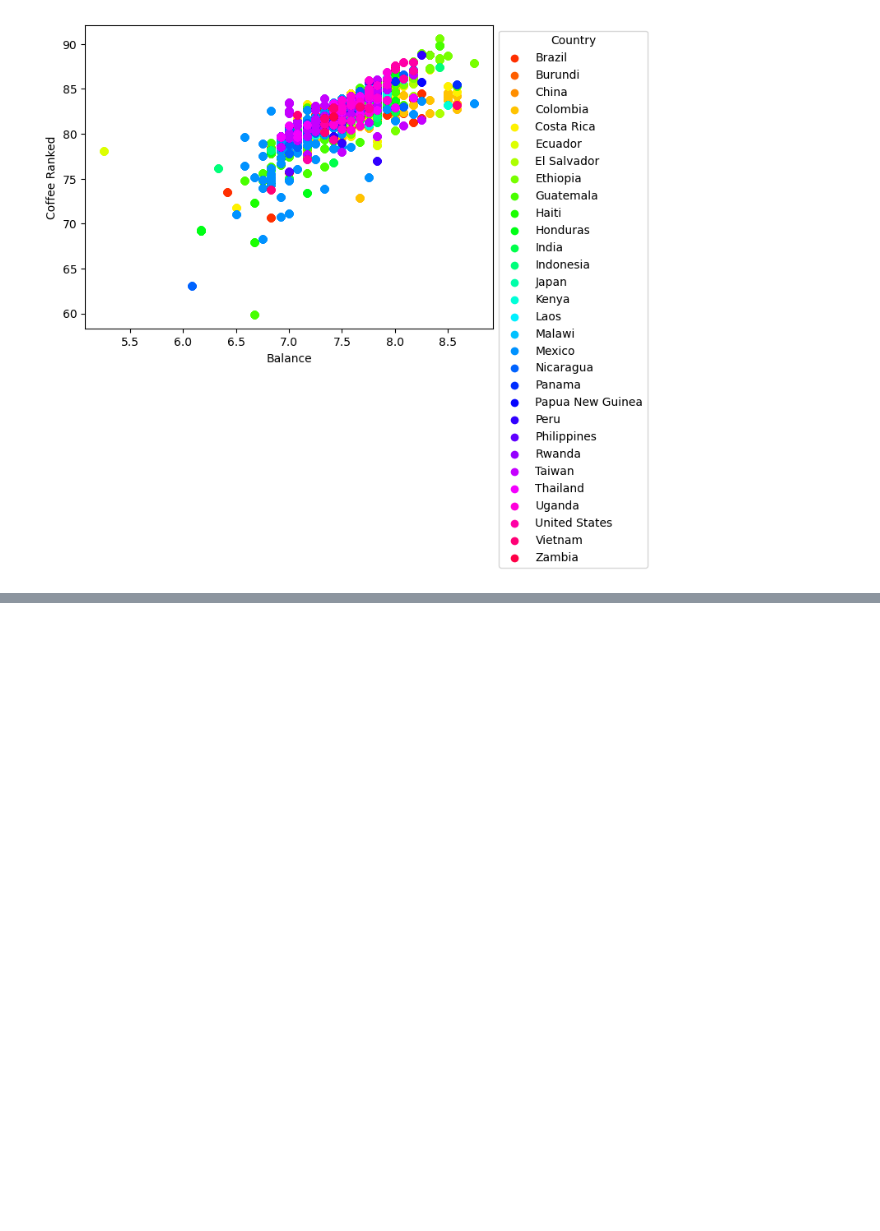
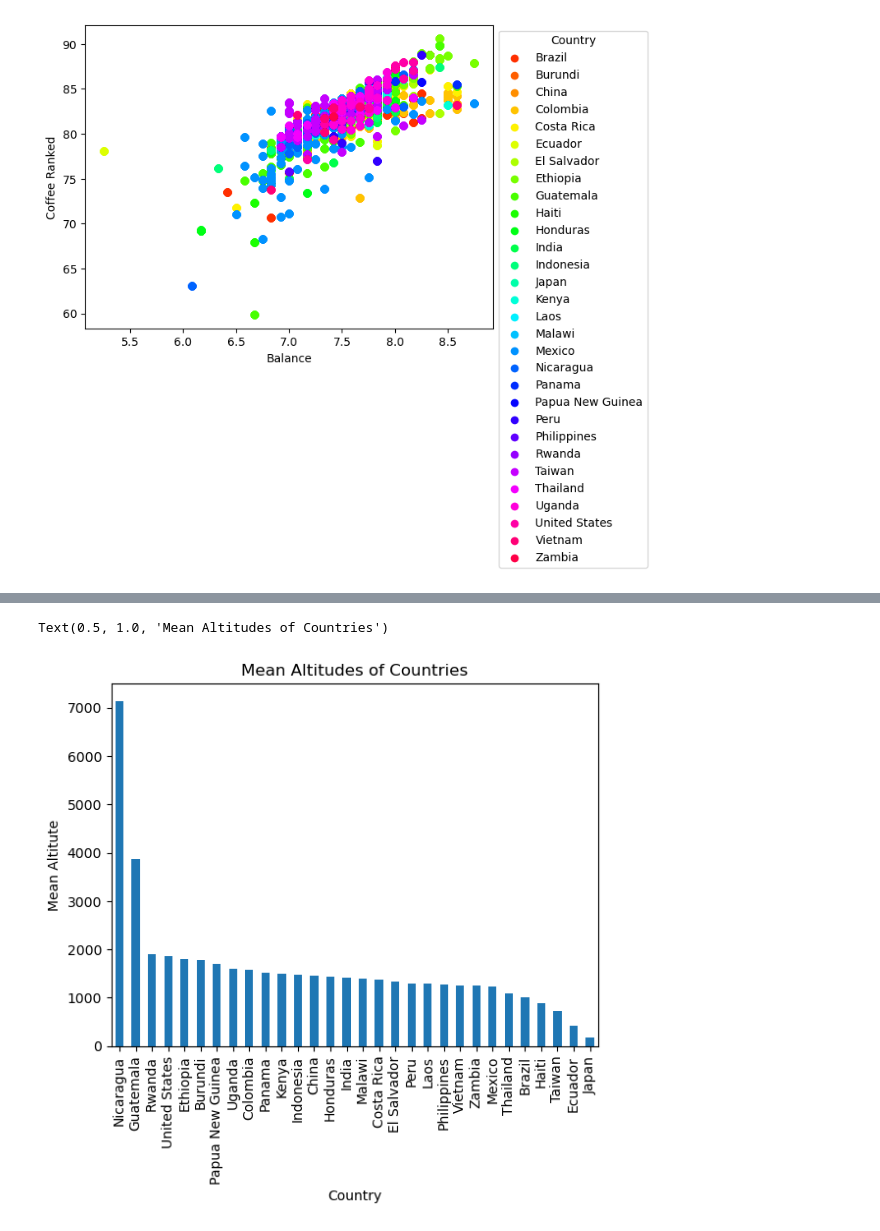
Before and after one commit to UC-Berkeley-I-School/Project2_Team_7, a Jupyter notebook: coffee_distribution.ipynb, the cells around one changed output, grey strips where cells are left out. Cells and saved outputs as stored; diff of their text form; code cells hidden in the pictures; blank space fills up the shorter version.

Commit message:
added plots

```diff
--- a/coffee_distribution.ipynb
+++ b/coffee_distribution.ipynb
@@ -12,10 +12,10 @@ pd.options.display.float_format = '{:,.2f}'.format
 # d = lambda x: datetime.strptime(x, '%d-%b-%y')
 
 
-coffee_dist = pd.read_csv('/Users/mohammedelzubeir/github/mids-datasci200-spring24-Mohammed-Elzubeir/Project/Project2_Team_7/psd_coffee.csv', index_col=False)
-coffee_review = pd.read_csv('/Users/mohammedelzubeir/github/mids-datasci200-spring24-Mohammed-Elzubeir/Project/Project2_Team_7/coffee_reviews_supplemental.csv', index_col=False)
-country_temp = pd.read_csv('/Users/mohammedelzubeir/github/mids-datasci200-spring24-Mohammed-Elzubeir/Project/Project2_Team_7/country_temp.csv', index_col=False)
-coffee_country_metadata = pd.read_csv('/Users/mohammedelzubeir/github/mids-datasci200-spring24-Mohammed-Elzubeir/Project/Project2_Team_7/coffee_country_metadata.csv', index_col=False)
+coffee_dist = pd.read_csv('/Users/pabloaganza/School/berkeley/code/200_project_data/psd_coffee.csv', index_col=False)
+coffee_review = pd.read_csv('/Users/pabloaganza/School/berkeley/code/200_project_data/coffee_reviews_supplemental.csv', index_col=False)
+country_temp = pd.read_csv('/Users/pabloaganza/School/berkeley/code/200_project_data/country_temp.csv', index_col=False)
+coffee_country_metadata = pd.read_csv('/Users/pabloaganza/School/berkeley/code/200_project_data/coffee_country_metadata.csv', index_col=False)
 # %%
 coffee_dist.columns = coffee_dist.columns.str.replace(' ', '_')
 
@@ -395,0 +379,7 @@ plt.legend(title='Country', bbox_to_anchor=(1,1))
+# %%
+merged_table_2.groupby("Country").altitude_mean_meters.mean().sort_values(ascending=False).plot.bar()
+plt.ylabel('Mean Altitute')
+plt.title('Mean Altitudes of Countries')
+# %% [output]
+Text(0.5, 1.0, 'Mean Altitudes of Countries')
+[figure, added]
```
Also changed, not shown: parts of 18 cells of this notebook.
